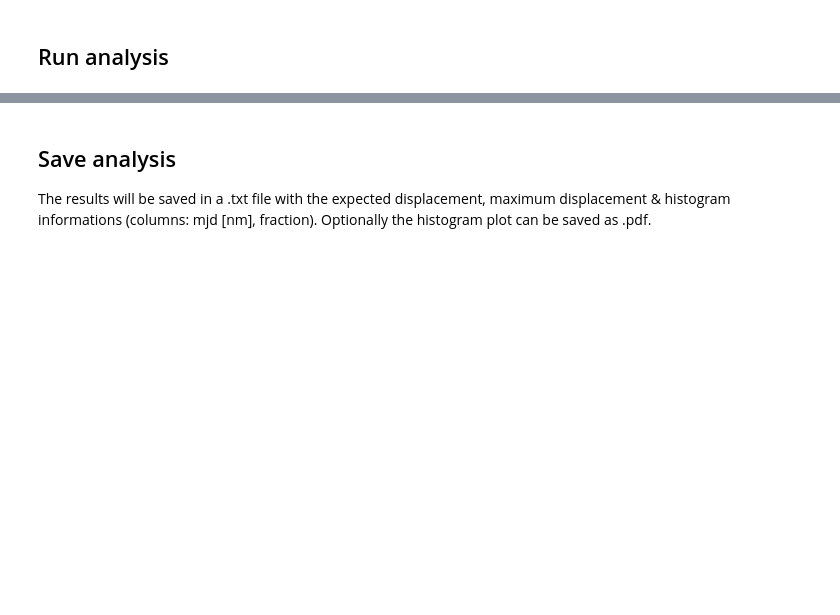
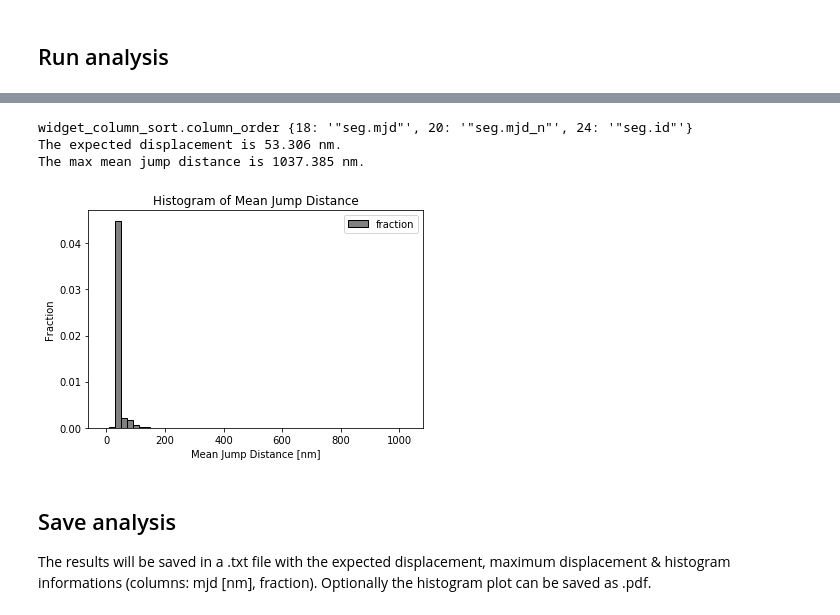
Before and after one commit to HeilemannLab/SPTAnalyser, a Jupyter notebook: expDisplacement.ipynb, the cells around one changed output, grey strips where cells are left out. Saved outputs shown, nothing was run; the diff lists cells and outputs as text; code cells hidden in the pictures; blank space fills up the shorter version.

```diff
--- a/expDisplacement.ipynb
+++ b/expDisplacement.ipynb
@@ -36,24 +36,28 @@ Text(value='', description='Complete path', placeholder='insert path', style=Des
 # %%
 display(widget_exp_disp.run_button)
 def run_analysis(event):
     widget_exp_disp.create_clear_output()
     display(widget_exp_disp.run_button)
     if widget_exp_disp.is_file(widget_exp_disp.file_text_box.value):
-        widget_column_sort = widgetColumnSort.WidgetColumnSort(widget_exp_disp.file_text_box.value, widget_exp_disp.software_button.value, ['"seg.id"', '"seg.mjd"', '"seg.mjd_n"'])
+        widget_column_sort = widgetColumnSort.WidgetColumnSort(widget_exp_disp.file_text_box.value, widget_exp_disp.software_button.value, [('"seg.id"',), ('"seg.mjd"',), ('"seg.mjd_n"',)])
         widget_column_sort.check_header()
         if widget_column_sort.correct_header:
             widget_column_sort.run_column_sort()
             exp_displacement.file_name = widget_exp_disp.file_text_box.value
             exp_displacement.software = widget_exp_disp.software_button.value
             exp_displacement.column_order = widget_column_sort.column_order
             exp_displacement.run_exp_displacement()
         else:
             widget_exp_disp.warning_wrong_file()
     else:
         widget_exp_disp.warning_wrong_file_path()
 widget_exp_disp.run_button.on_click(run_analysis)
 # %% [output]
 [interactive output not drawn]
+widget_column_sort.column_order {18: '"seg.mjd"', 20: '"seg.mjd_n"', 24: '"seg.id"'}
+The expected displacement is 53.306 nm.
+The max mean jump distance is 1037.385 nm.
+[figure, added]
 # %% [markdown]
 ## Save analysis
 The results will be saved in a .txt file with the expected displacement, maximum displacement & histogram informations (columns: mjd [nm], fraction). Optionally the histogram plot can be saved as .pdf.
```
Also changed, not shown: 4 other files.
